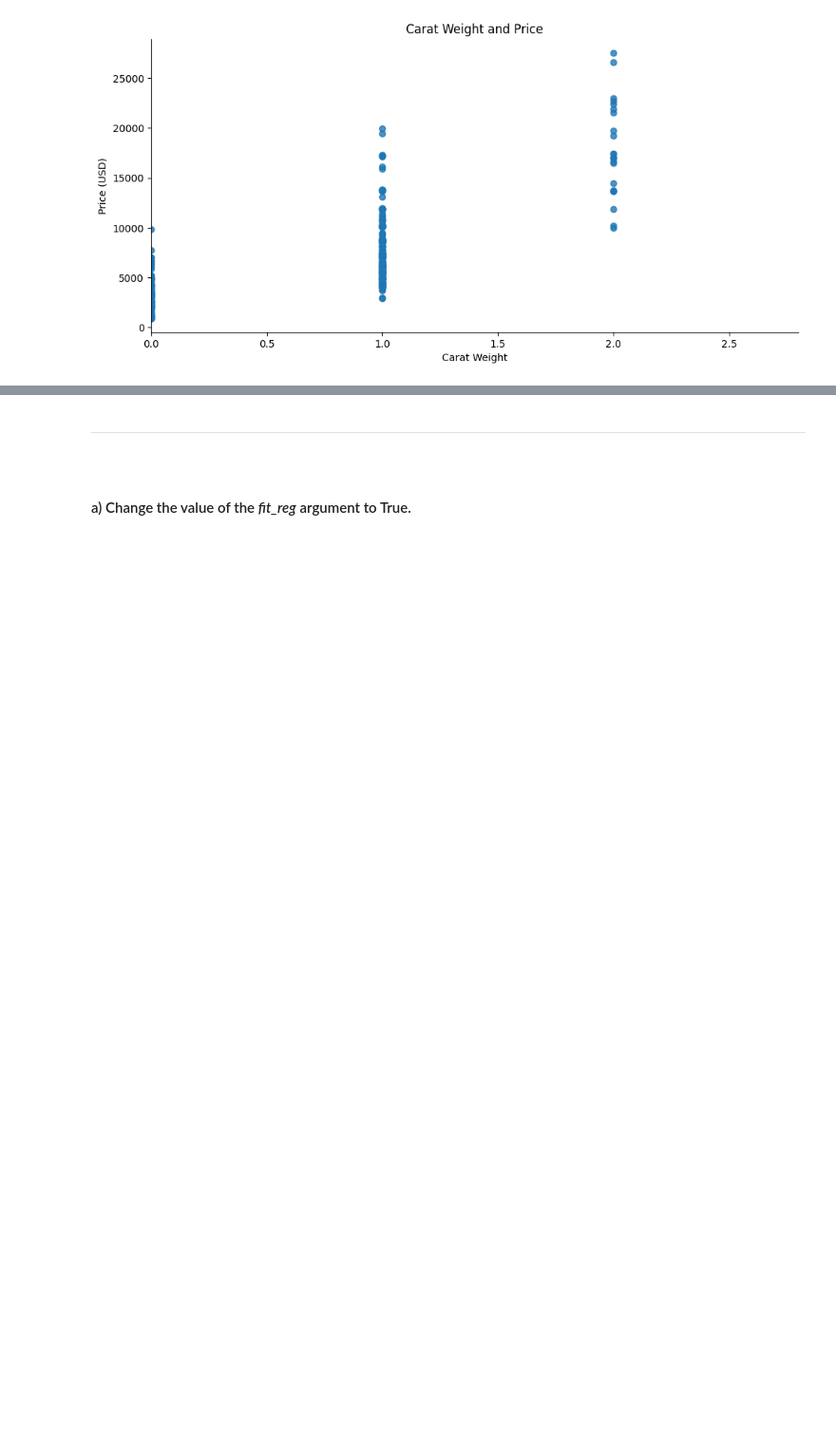
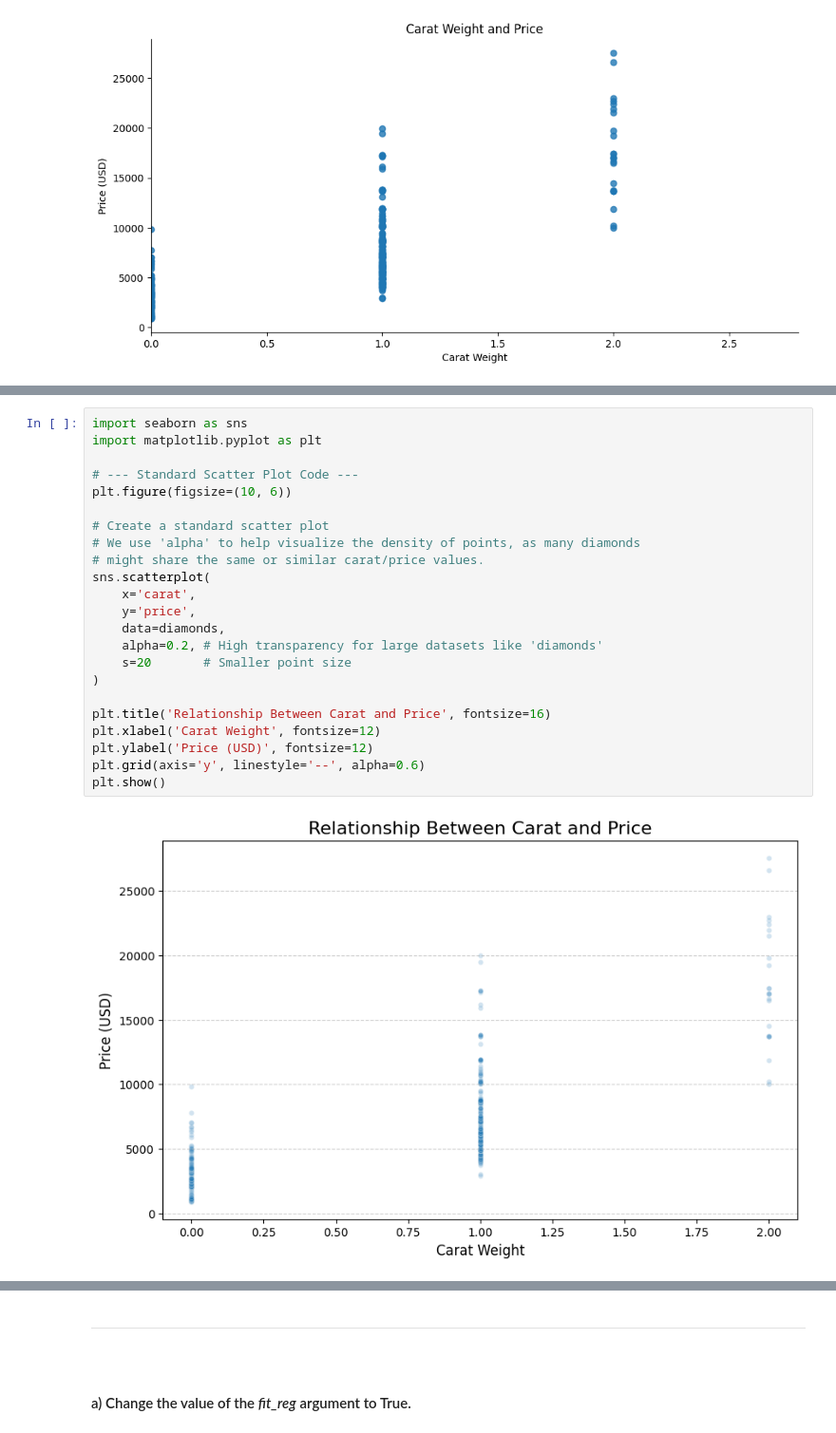
Before and after one commit to Knowasiak/A2_World_Region_Analysis, a Jupyter notebook: Script 03 - Exploratory Data Analysis - Guided.ipynb, the cells around one changed output, grey strips where cells are left out. Shown at 95% size. Drawn from its saved outputs; the diff is of its cells as text; blank space fills up the shorter version.

```diff
--- a/Script 03 - Exploratory Data Analysis - Guided.ipynb
+++ b/Script 03 - Exploratory Data Analysis - Guided.ipynb
@@ -494,0 +515,25 @@ plt.show        (block  = True                    )
+# %%
+import seaborn as sns
+import matplotlib.pyplot as plt
+
+# --- Standard Scatter Plot Code ---
+plt.figure(figsize=(10, 6))
+
+# Create a standard scatter plot
+# We use 'alpha' to help visualize the density of points, as many diamonds
+# might share the same or similar carat/price values.
+sns.scatterplot(
+    x='carat',
+    y='price',
+    data=diamonds,
+    alpha=0.2, # High transparency for large datasets like 'diamonds'
+    s=20       # Smaller point size
+)
+
+plt.title('Relationship Between Carat and Price', fontsize=16)
+plt.xlabel('Carat Weight', fontsize=12)
+plt.ylabel('Price (USD)', fontsize=12)
+plt.grid(axis='y', linestyle='--', alpha=0.6)
+plt.show()
+# %% [output]
+[figure, added]
```
Also changed, not shown: parts of 2 cells of this notebook.
